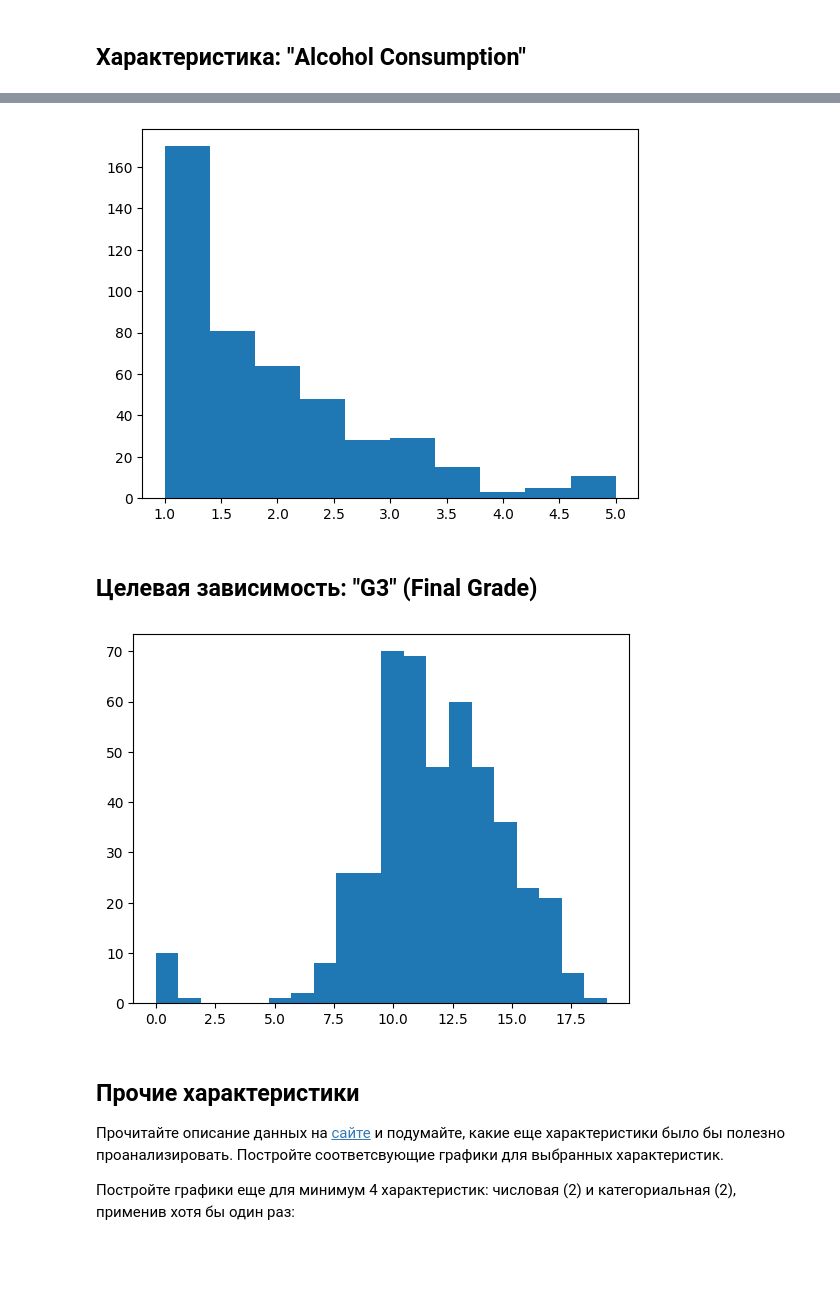
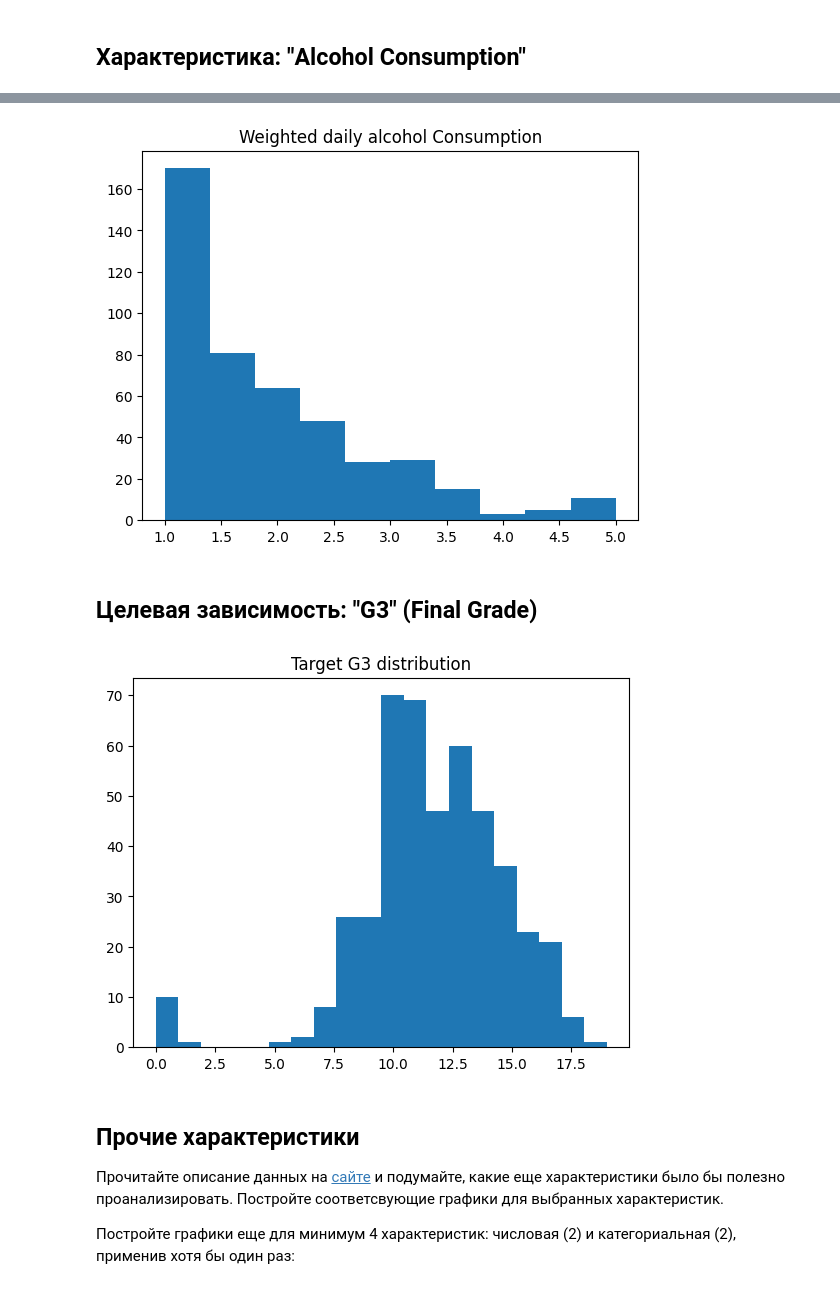
Before and after one commit to OfLoopa/ml_mipt_dafe, a Jupyter notebook: homeworks/hw_1/hw_1_EDA_preproc.ipynb, the cells around one changed output, grey strips where cells are left out. Drawn from its saved outputs; the diff is of its cells as text; code cells hidden in the pictures; blank space fills up the shorter version.

```diff
--- a/homeworks/hw_1/hw_1_EDA_preproc.ipynb
+++ b/homeworks/hw_1/hw_1_EDA_preproc.ipynb
@@ -138,16 +142,18 @@ plt.show()
 # %%
 # weighted weekly alcohol consumption distribution
 plt.hist(X_train["Alcohol Consumption"])
+plt.title('Weighted daily alcohol Consumption')
 plt.show()
 # %% [output]
-[figure, old version]
+[figure, new version]
 # %% [markdown]
 ## Целевая зависимость: "G3" (Final Grade)
 # %%
 plt.hist(X_train["G3"], bins=20)
+plt.title('Target G3 distribution')
 plt.show()
 # %% [output]
-[figure, old version]
+[figure, new version]
 # %% [markdown]
 ## Прочие характеристики
 
```
Also changed, not shown: parts of 21 cells of this notebook, 4 other files.
